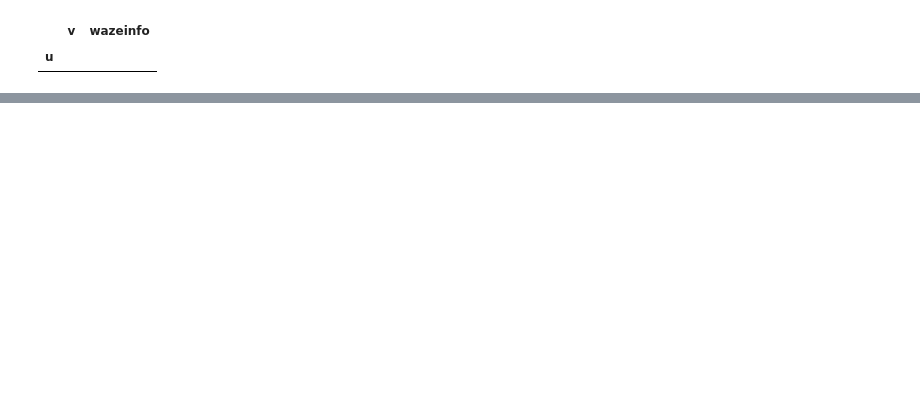
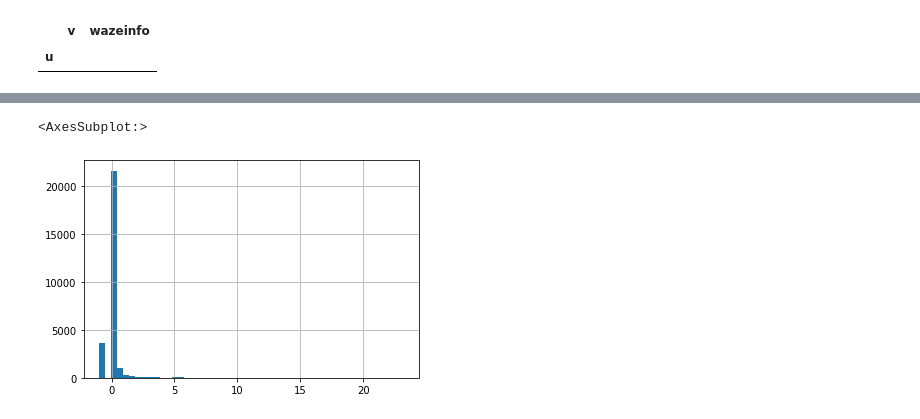
Before and after one commit to leiparov/intercon-simbig-2021, a Jupyter notebook: Cusco/WazeCalculator.ipynb, the cells around one changed output, grey strips where cells are left out. Saved outputs shown, nothing was run; the diff lists cells and outputs as text; code cells hidden in the pictures; blank space fills up the shorter version.

```diff
--- a/Cusco/WazeCalculator.ipynb
+++ b/Cusco/WazeCalculator.ipynb
@@ -38,0 +108,5 @@ pd.read_csv("wazeinfo_recupero.txt", sep=';', index_col=0, names=['u','v','wazei
+# %%
+results['wazeinfo_km'].hist(bins=50)
+# %% [output]
+<AxesSubplot:>
+[figure, added]
```
Also changed, not shown: parts of 16 cells of this notebook, 2 other files.
